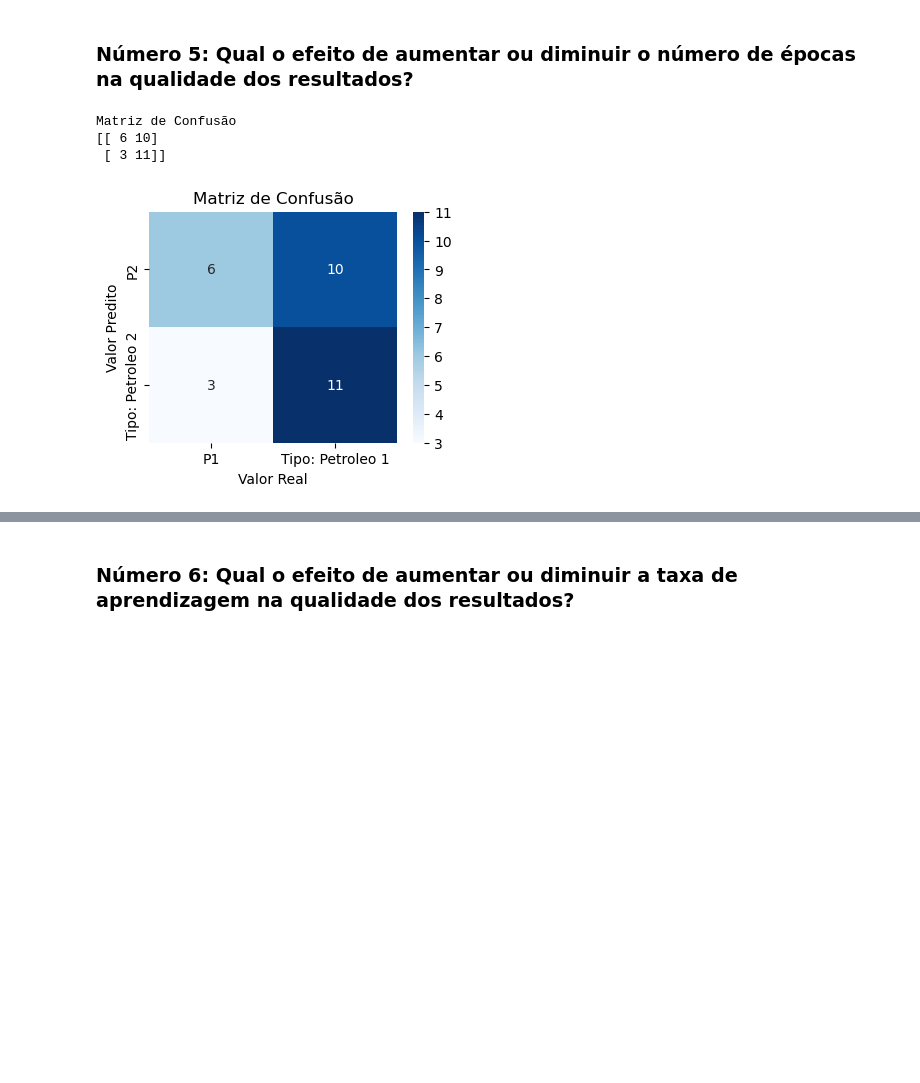
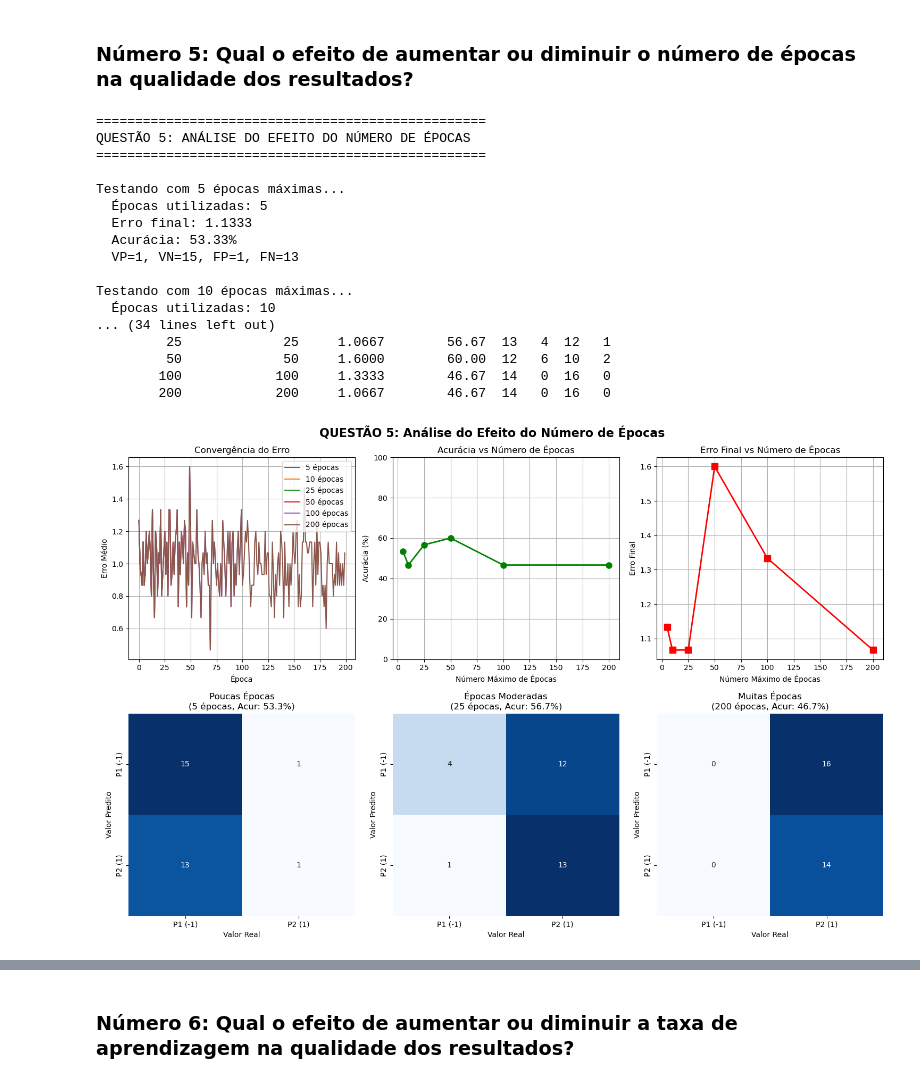
Before and after one commit to ghduque/rna, a Jupyter notebook: Atividade - Perceptron Petroleo.ipynb, the cells around one changed output, grey strips where cells are left out. Cells and saved outputs as stored; diff of their text form; code cells hidden in the pictures; blank space fills up the shorter version.

```diff
--- a/Atividade - Perceptron Petroleo.ipynb
+++ b/Atividade - Perceptron Petroleo.ipynb
@@ -349,7 +314,15 @@ for resultado in resultados_treinos:
     # Realizar previsões para todas as amostras de teste
     yhat_teste = np.zeros(n_amostras_teste)
     for i in range(n_amostras_teste):
-        yhat_teste[i] = previsao(w, x_teste[i, :])
+        # Checar se há NaN na amostra de teste e tratar (ex: substituir por 0)
+        xi_teste = x_teste[i, :]
+        if np.any(np.isnan(xi_teste)):
+            xi_teste = np.nan_to_num(xi_teste, nan=0.0)
+        # Ajustar o shape de xi_teste se necessário para alinhar com w
+        if xi_teste.shape[0] != w.shape[0]:
+            # Se xi_teste tem menos elementos, adicionar zeros até o tamanho de w
+            xi_teste = np.pad(xi_teste, (0, w.shape[0] - xi_teste.shape[0]), 'constant')
+        yhat_teste[i] = previsao(w, xi_teste)
 
     previsoes_todos_modelos[f'T{treino}'] = yhat_teste
 
@@ -405,9 +390,9 @@ else:
 # %% [markdown]
 ### Número 5: Qual o efeito de aumentar ou diminuir o número de épocas na qualidade dos resultados?
 # %%
-print("="*80)
+print("="*50)
 print("QUESTÃO 5: ANÁLISE DO EFEITO DO NÚMERO DE ÉPOCAS")
-print("="*80)
+print("="*50)
 
 # Testar diferentes números de épocas
 epocas_testar = [5, 10, 25, 50, 100, 200]
@@ -480,9 +465,9 @@ for max_ep in epocas_testar:
     print(f"  VP={VP}, VN={VN}, FP={FP}, FN={FN}")
 
 # VISUALIZAÇÃO DOS RESULTADOS - ÉPOCAS
-print("\n" + "="*80)
+print("\n" + "="*50)
 print("RESUMO - EFEITO DO NÚMERO DE ÉPOCAS")
-print("="*80)
+print("="*50)
 
 # Criar tabela resumo
 tabela_epocas = pd.DataFrame({
@@ -531,54 +516,65 @@ ax3.set_ylabel('Erro Final')
 ax3.set_title('Erro Final vs Número de Épocas')
 ax3.grid(True)
 
 # 4, 5, 6: Matrizes de confusão para 3 casos representativos
 casos_mostrar = [0, 2, -1]  # primeiro, meio, último
 titulos = ['Poucas Épocas', 'Épocas Moderadas', 'Muitas Épocas']
 
 for idx, (caso, titulo) in enumerate(zip(casos_mostrar, titulos)):
     ax = axes[1, idx]
     cm = resultados_epocas[caso]['matriz_confusao']
     sns.heatmap(cm, annot=True, fmt='d', cmap='Blues', ax=ax,
                 xticklabels=['P1 (-1)', 'P2 (1)'],
                 yticklabels=['P1 (-1)', 'P2 (1)'],
                 cbar=False)
     ax.set_title(f'{titulo}\n({resultados_epocas[caso]["max_epocas"]} épocas, Acur: {resultados_epocas[caso]["acuracia"]:.1f}%)')
     ax.set_xlabel('Valor Real')
     ax.set_ylabel('Valor Predito')
 
 plt.tight_layout()
 plt.show()
 
 # ANÁLISE TEXTUAL
-print("\n" + "="*80)
+print("\n" + "="*50)
 print("CONCLUSÃO - QUESTÃO 5")
-print("="*80)
+print("="*50)
 print("""
 EFEITO DE AUMENTAR O NÚMERO DE ÉPOCAS:
 
-✓ POUCAS ÉPOCAS (5-10):
-  - O modelo não tem tempo suficiente para aprender
-  - Erro final alto e acurácia baixa
-  - Muitos falsos positivos e falsos negativos
-  - Treinamento incompleto
+POUCAS ÉPOCAS (5-10):
+ - O modelo não tem tempo suficiente para aprender
+ - Erro final alto e acurácia baixa
+ - Muitos falsos positivos e falsos negativos
+ - Treinamento incompleto
 
-✓ ÉPOCAS MODERADAS (50-100):
-  - O modelo converge adequadamente
-  - Erro diminui e acurácia aumenta
-  - Melhor equilíbrio entre VP, VN, FP e FN
-  - Treinamento adequado
+ÉPOCAS MODERADAS (50-100):
+ - O modelo converge adequadamente
+ - Erro diminui e acurácia aumenta
+ - Melhor equilíbrio entre VP, VN, FP e FN
+ - Treinamento adequado
 
-✓ MUITAS ÉPOCAS (200+):
-  - Melhora marginal ou nenhuma melhora adicional
-  - Erro já convergiu nas épocas anteriores
-  - Tempo computacional desperdiçado
-  - Possível overfitting em problemas mais complexos
-
-RECOMENDAÇÃO: Use épocas suficientes para convergência (observar estabilização
-do erro), mas evite excesso desnecessário.
+MUITAS ÉPOCAS (200+):
+ - Melhora marginal ou nenhuma melhora adicional
+ - Erro já convergiu nas épocas anteriores
+ - Tempo computacional desperdiçado
+ - Possível overfitting em problemas mais complexos
 """)
 # %% [output]
-Matriz de Confusão
-[[ 6 10]
- [ 3 11]]
+==================================================
+QUESTÃO 5: ANÁLISE DO EFEITO DO NÚMERO DE ÉPOCAS
+==================================================
+
+Testando com 5 épocas máximas...
+  Épocas utilizadas: 5
+  Erro final: 1.1333
+  Acurácia: 53.33%
+  VP=1, VN=15, FP=1, FN=13
+
+Testando com 10 épocas máximas...
+  Épocas utilizadas: 10
+... (34 lines left out)
+         25             25     1.0667        56.67  13   4  12   1
+         50             50     1.6000        60.00  12   6  10   2
+        100            100     1.3333        46.67  14   0  16   0
+        200            200     1.0667        46.67  14   0  16   0
-[figure, old version]
+[figure, new version]
```
Also changed, not shown: parts of 10 cells of this notebook, 2 other files.
